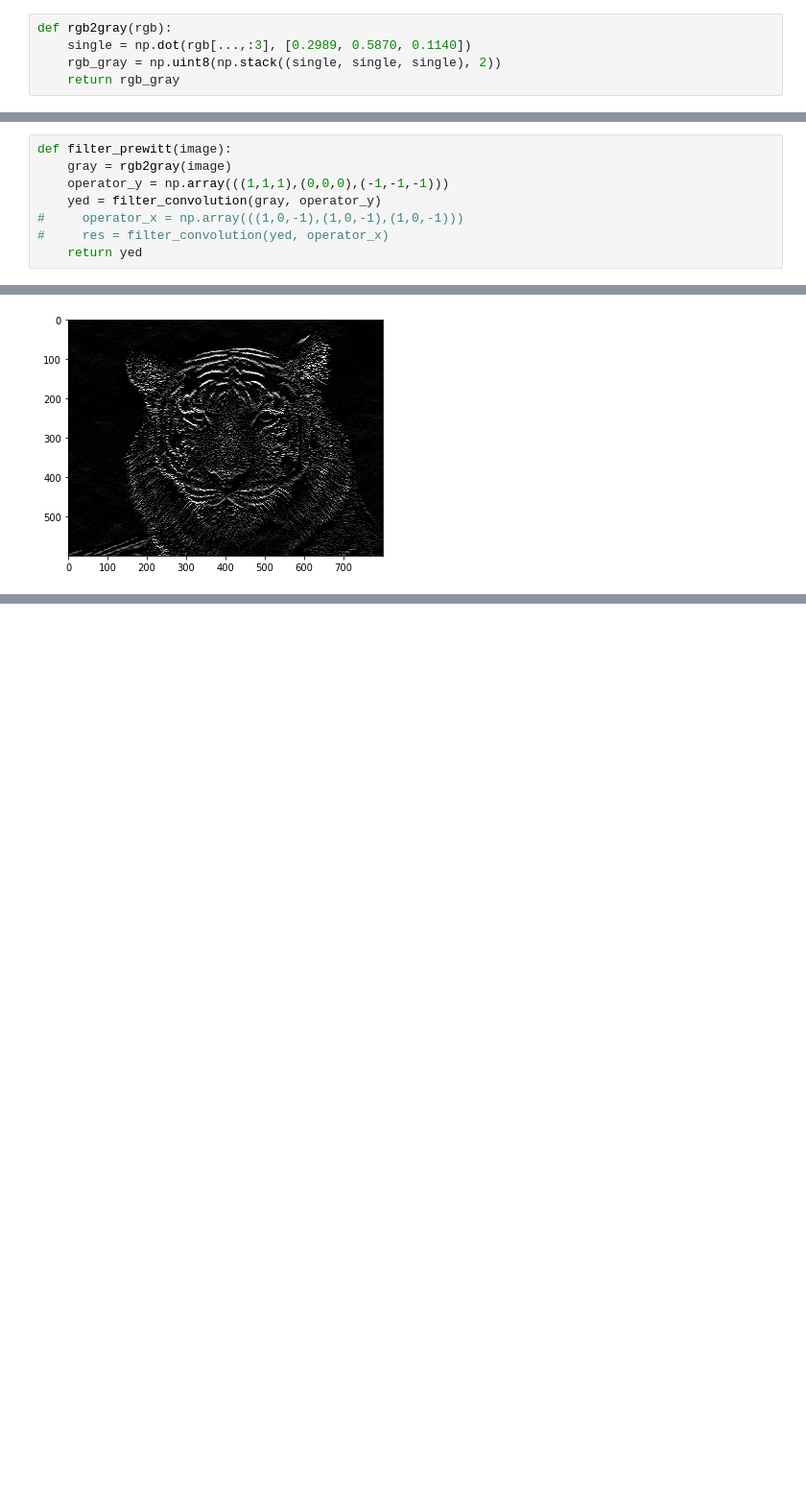
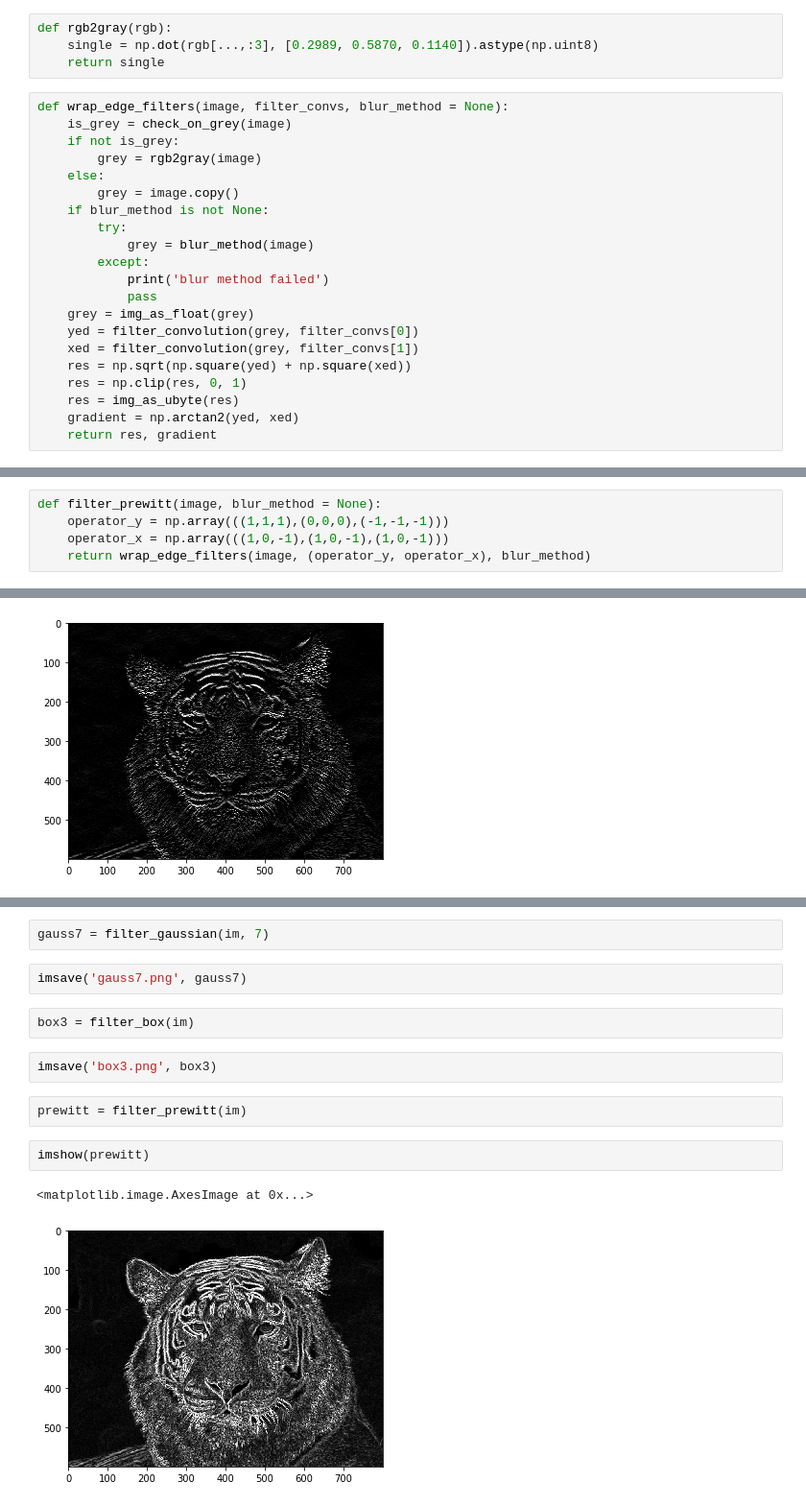
Before and after one commit to nekochanoide/Image_Processing, a Jupyter notebook: lab3/lab3.ipynb, the cells around one changed output, grey strips where cells are left out. Shown at 96% size. Drawn from its saved outputs; the diff is of its cells as text; blank space fills up the shorter version.

```diff
--- a/lab3/lab3.ipynb
+++ b/lab3/lab3.ipynb
@@ -107,6 +135,26 @@ def filter_gaussian(image, n):
     return res
 # %%
 def rgb2gray(rgb):
-    single = np.dot(rgb[...,:3], [0.2989, 0.5870, 0.1140])
-    rgb_gray = np.uint8(np.stack((single, single, single), 2))
-    return rgb_gray
+    single = np.dot(rgb[...,:3], [0.2989, 0.5870, 0.1140]).astype(np.uint8)
+    return single
+# %%
+def wrap_edge_filters(image, filter_convs, blur_method = None):
+    is_grey = check_on_grey(image)
+    if not is_grey:
+        grey = rgb2gray(image)
+    else:
+        grey = image.copy()
+    if blur_method is not None:
+        try:
+            grey = blur_method(image)
+        except:
+            print('blur method failed')
+            pass
+    grey = img_as_float(grey)
+    yed = filter_convolution(grey, filter_convs[0])
+    xed = filter_convolution(grey, filter_convs[1])
+    res = np.sqrt(np.square(yed) + np.square(xed))
+    res = np.clip(res, 0, 1)
+    res = img_as_ubyte(res)
+    gradient = np.arctan2(yed, xed)
+    return res, gradient
@@ -113,9 +184,6 @@ def rgb2gray(rgb):
 # %%
-def filter_prewitt(image):
-    gray = rgb2gray(image)
+def filter_prewitt(image, blur_method = None):
     operator_y = np.array(((1,1,1),(0,0,0),(-1,-1,-1)))
-    yed = filter_convolution(gray, operator_y)
-#     operator_x = np.array(((1,0,-1),(1,0,-1),(1,0,-1)))
-#     res = filter_convolution(yed, operator_x)
-    return yed
+    operator_x = np.array(((1,0,-1),(1,0,-1),(1,0,-1)))
+    return wrap_edge_filters(image, (operator_y, operator_x), blur_method)
 # %%
@@ -140,0 +217,15 @@ imshow(wah)
+# %%
+gauss7 = filter_gaussian(im, 7)
+# %%
+imsave('gauss7.png', gauss7)
+# %%
+box3 = filter_box(im)
+# %%
+imsave('box3.png', box3)
+# %%
+prewitt = filter_prewitt(im)
+# %%
+imshow(prewitt)
+# %% [output]
+<matplotlib.image.AxesImage at 0x...>
+[figure, added]
```
Also changed, not shown: parts of 33 cells of this notebook, 1 other file.
